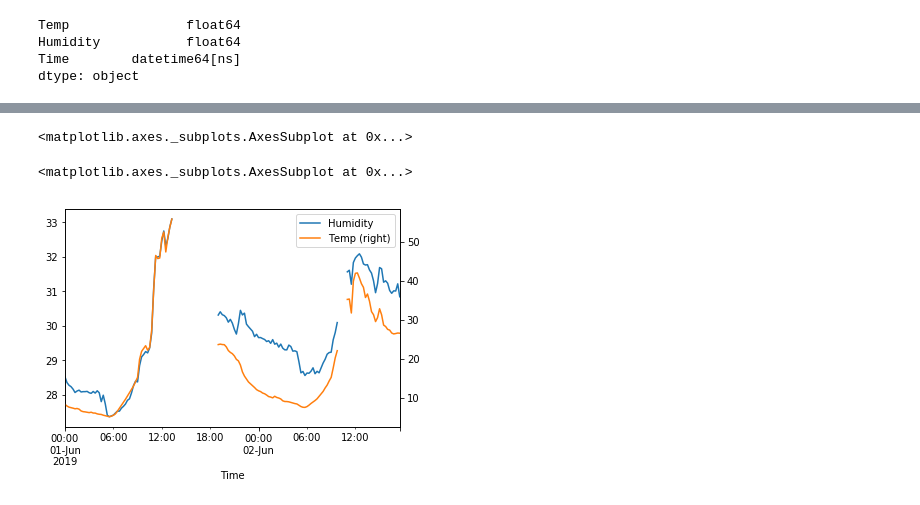
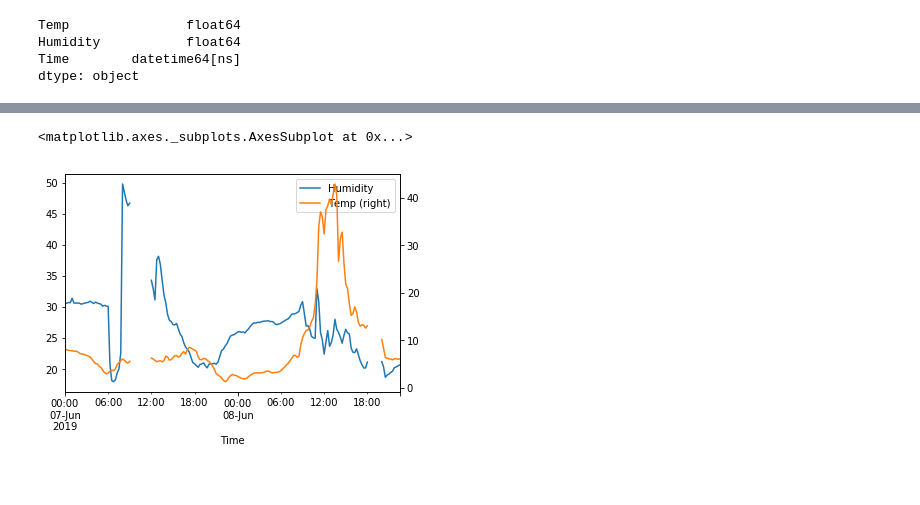
Before and after one commit to tarkus1/irrigation, a Jupyter notebook: moisture.ipynb, the cells around one changed output, grey strips where cells are left out. Saved outputs shown, nothing was run; the diff lists cells and outputs as text; code cells hidden in the pictures.

```diff
--- a/moisture.ipynb
+++ b/moisture.ipynb
@@ -37,15 +37,13 @@ moist.tail()
 
 # moist['Humidity'].plot()
 # %%
-moist['2019-06-01 14:00':].Humidity.plot(legend=True)
-moist['2019-06-01 14:00':].Temp.plot(secondary_y=True,label='Temp',legend=True)
+# moist['2019-06-01 14:00':].Humidity.plot(legend=True)
+# moist['2019-06-01 14:00':].Temp.plot(secondary_y=True,label='Temp',legend=True)
-# %% [output]
-<matplotlib.axes._subplots.AxesSubplot at 0x...>
 # %%
 hourly = moist.resample('15Min').mean()
-# hourly['2019-06':].Humidity.plot(legend=True)
-# hourly['2019-06':].Temp.plot(secondary_y=True,legend=True)
+hourly['2019-06-07':].Humidity.plot(legend=True)
+hourly['2019-06-07':].Temp.plot(secondary_y=True,legend=True)
 # %% [output]
 <matplotlib.axes._subplots.AxesSubplot at 0x...>
-[figure, old version]
+[figure, new version]
 # %%
```
Also changed, not shown: parts of 8 cells of this notebook, 2 other files.
